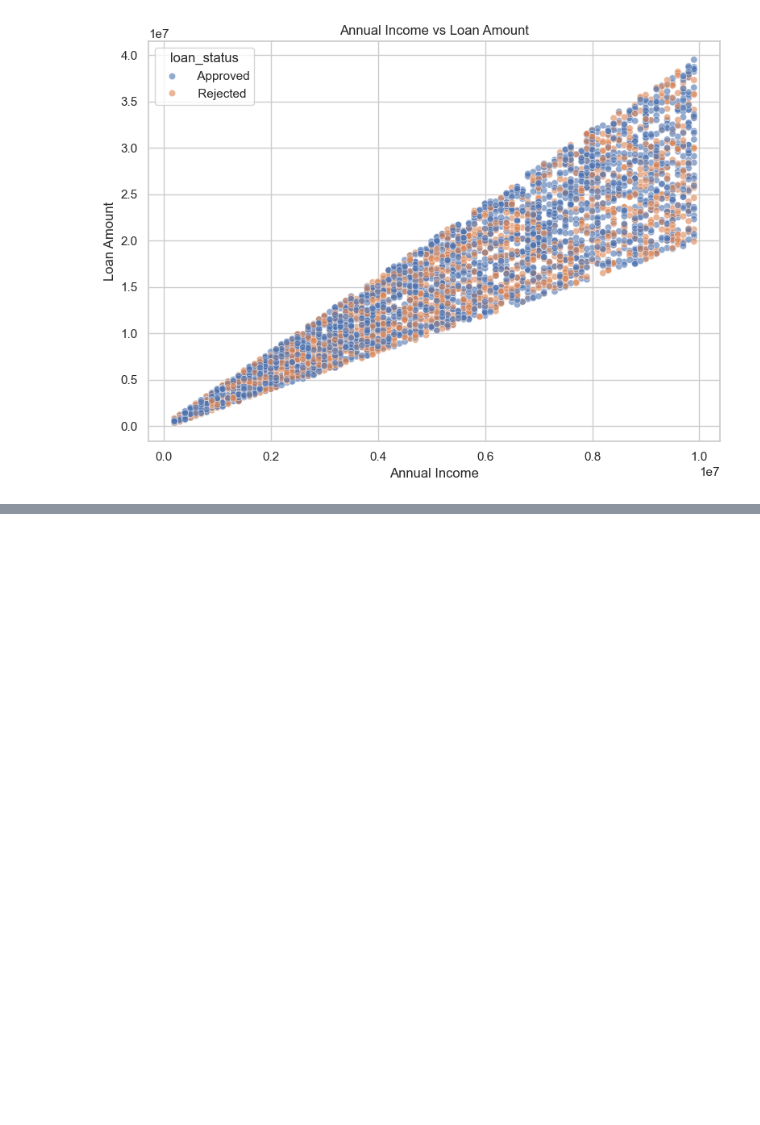
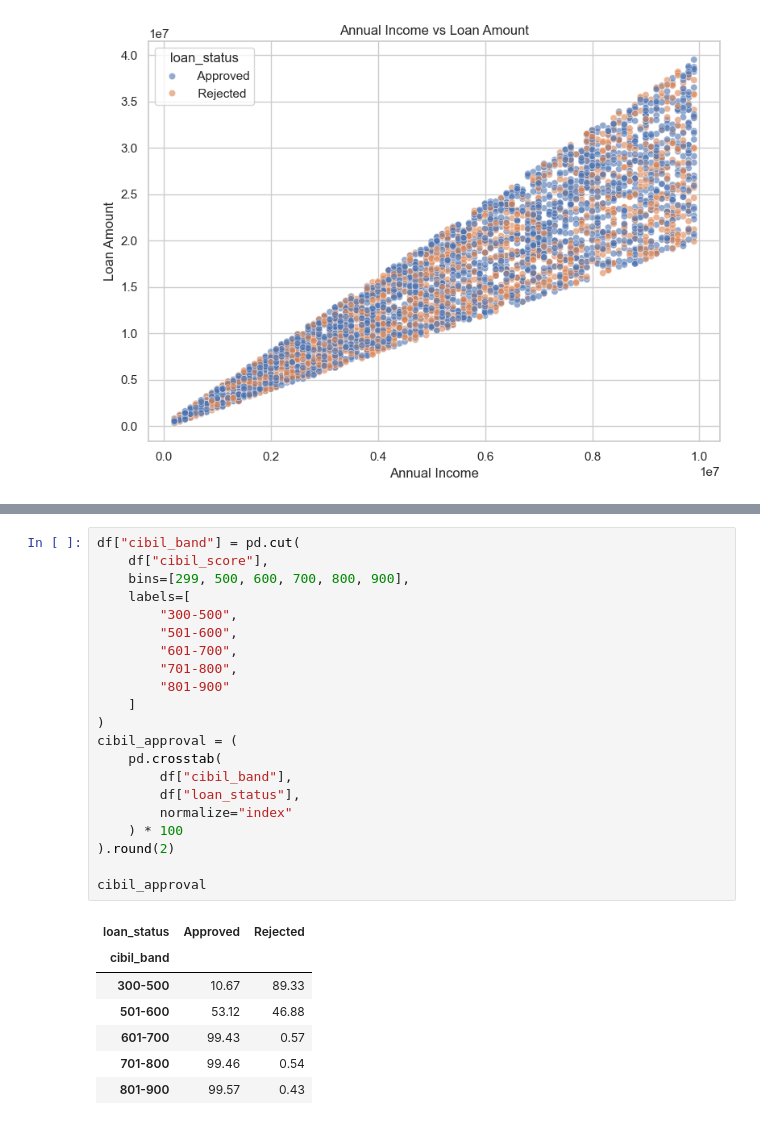
Before and after one commit to EmanQazii/loan-approval-prediction-model, a Jupyter notebook: notebooks/Loan_Approval_Prediction.ipynb, the cells around one changed output, grey strips where cells are left out. Drawn from its saved outputs; the diff is of its cells as text; blank space fills up the shorter version.

```diff
--- a/notebooks/Loan_Approval_Prediction.ipynb
+++ b/notebooks/Loan_Approval_Prediction.ipynb
@@ -673,0 +757,29 @@ plt.show()
+# %%
+df["cibil_band"] = pd.cut(
+    df["cibil_score"],
+    bins=[299, 500, 600, 700, 800, 900],
+    labels=[
+        "300-500",
+        "501-600",
+        "601-700",
+        "701-800",
+        "801-900"
+    ]
+)
+cibil_approval = (
+    pd.crosstab(
+        df["cibil_band"],
+        df["loan_status"],
+        normalize="index"
+    ) * 100
+).round(2)
+
+cibil_approval
+# %% [output]
+| loan_status | Approved | Rejected |
+| cibil_band |  |  |
+| 300-500 | 10.67 | 89.33 |
+| 501-600 | 53.12 | 46.88 |
+| 601-700 | 99.43 | 0.57 |
+| 701-800 | 99.46 | 0.54 |
+| 801-900 | 99.57 | 0.43 |
```
Also changed, not shown: parts of 42 cells of this notebook, 2 other files.
